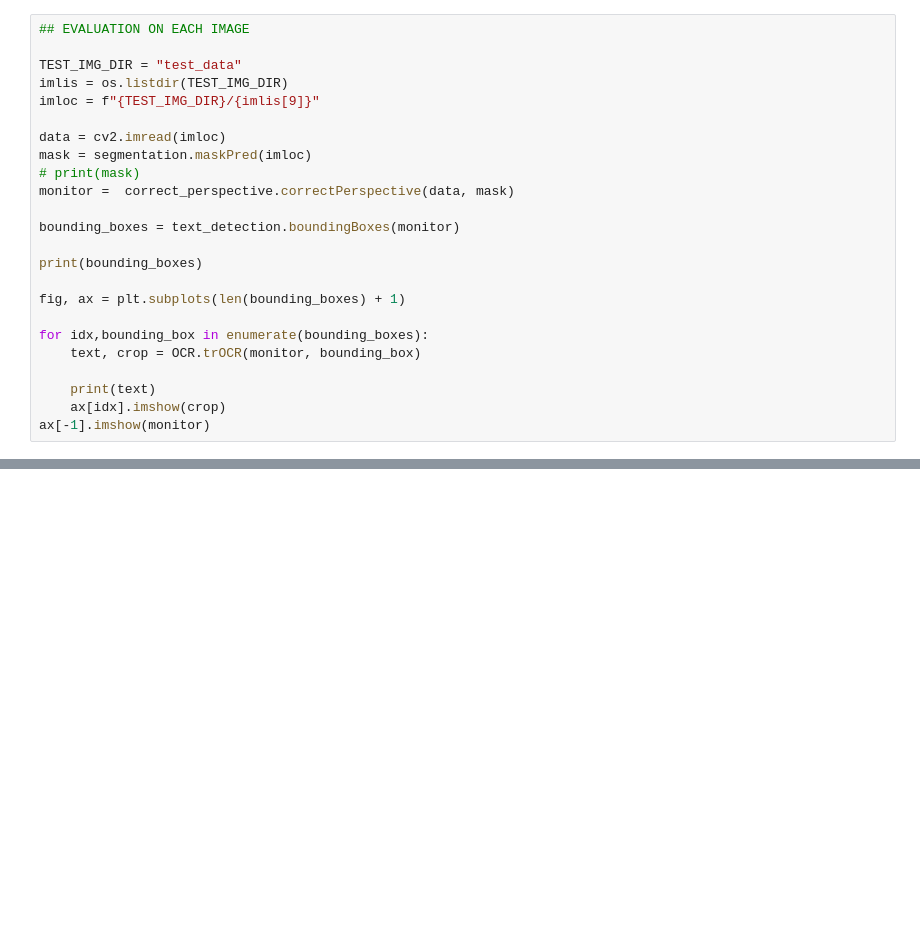
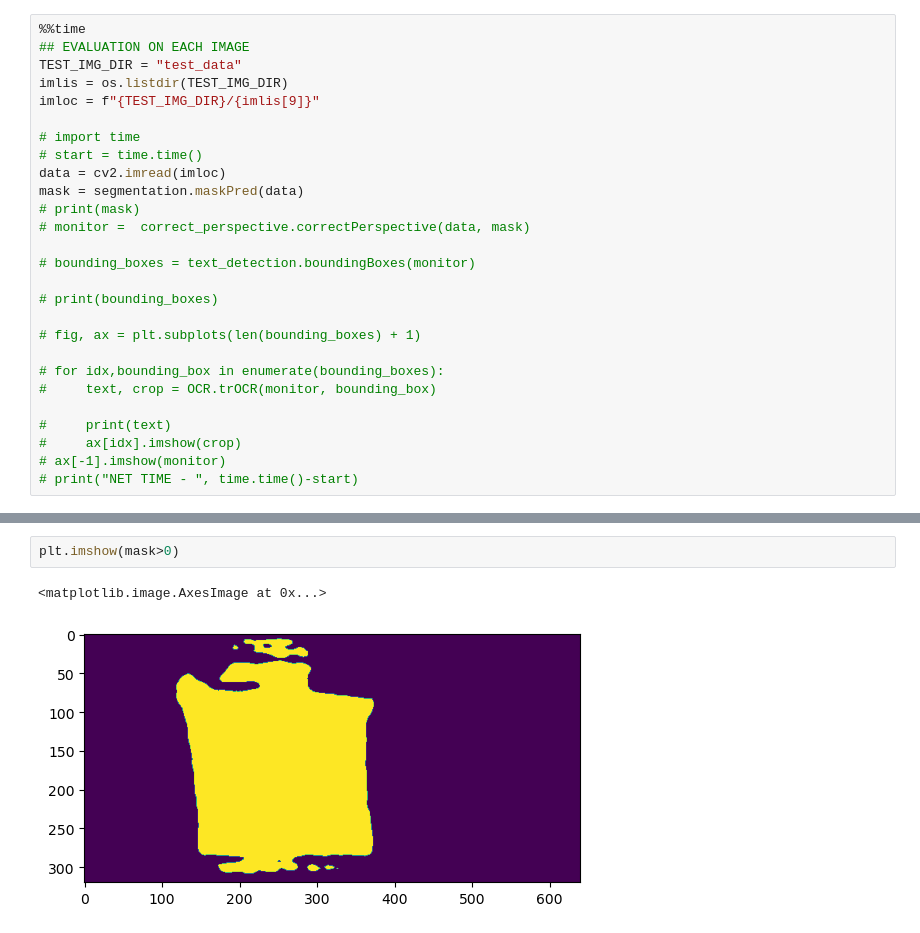
Before and after one commit to COPS-IITBHU/Vital-Extraction-Challenge, a Jupyter notebook: main.ipynb, the cells around one changed output, grey strips where cells are left out. Drawn from its saved outputs; the diff is of its cells as text; blank space fills up the shorter version.

```diff
--- a/main.ipynb
+++ b/main.ipynb
@@ -34,24 +37,27 @@ Downloading: "https://download.pytorch.org/models/resnet34-333f7ec4.pth" to /hom
 # %%
+%%time
 ## EVALUATION ON EACH IMAGE
-
 TEST_IMG_DIR = "test_data"
 imlis = os.listdir(TEST_IMG_DIR)
 imloc = f"{TEST_IMG_DIR}/{imlis[9]}"
 
+# import time
+# start = time.time()
 data = cv2.imread(imloc)
-mask = segmentation.maskPred(imloc)
+mask = segmentation.maskPred(data)
 # print(mask)
-monitor =  correct_perspective.correctPerspective(data, mask)
+# monitor =  correct_perspective.correctPerspective(data, mask)
 
-bounding_boxes = text_detection.boundingBoxes(monitor)
+# bounding_boxes = text_detection.boundingBoxes(monitor)
 
-print(bounding_boxes)
+# print(bounding_boxes)
 
-fig, ax = plt.subplots(len(bounding_boxes) + 1)
+# fig, ax = plt.subplots(len(bounding_boxes) + 1)
 
-for idx,bounding_box in enumerate(bounding_boxes):
-    text, crop = OCR.trOCR(monitor, bounding_box)
+# for idx,bounding_box in enumerate(bounding_boxes):
+#     text, crop = OCR.trOCR(monitor, bounding_box)
 
-    print(text)
-    ax[idx].imshow(crop)
-ax[-1].imshow(monitor)
+#     print(text)
+#     ax[idx].imshow(crop)
+# ax[-1].imshow(monitor)
+# print("NET TIME - ", time.time()-start)
@@ -57,0 +67,5 @@ ax[-1].imshow(monitor)
+# %%
+plt.imshow(mask>0)
+# %% [output]
+<matplotlib.image.AxesImage at 0x...>
+[figure, added]
```
Also changed, not shown: parts of 3 cells of this notebook, 7 other files.
